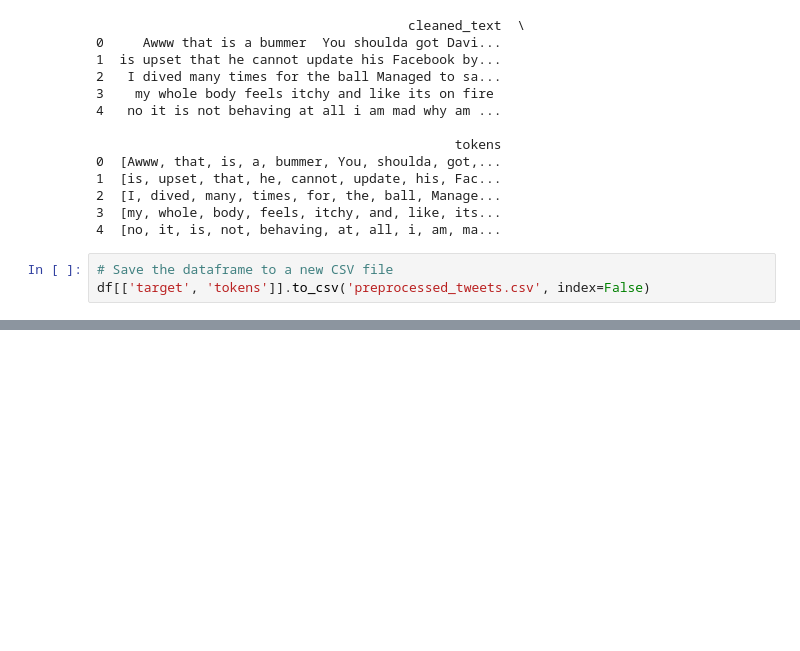
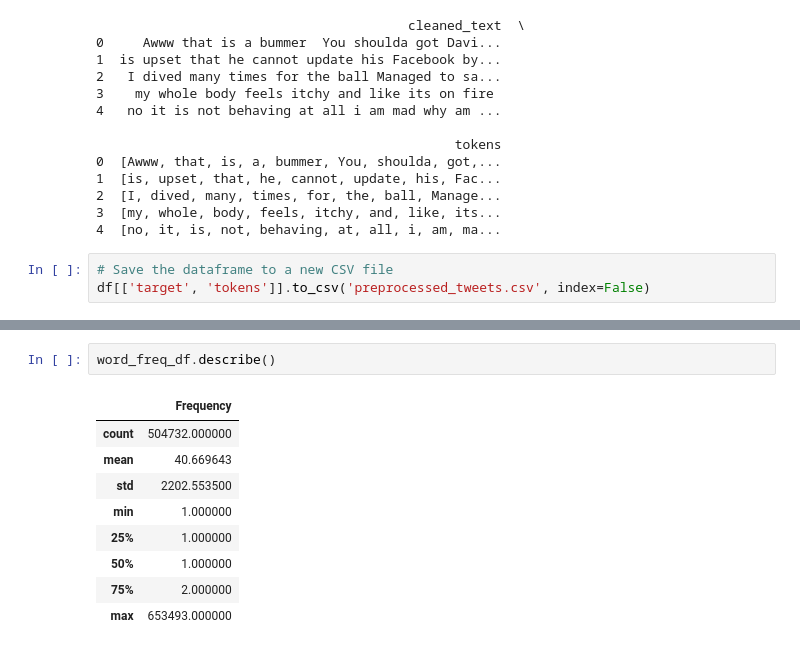
Before and after one commit to adma224/ml-cloud-pipeline-generative-tweets, a Jupyter notebook: Tweet Exploration and Data Preprocessing.ipynb, the cells around one changed output, grey strips where cells are left out. Saved outputs shown, nothing was run; the diff lists cells and outputs as text; blank space fills up the shorter version.

```diff
--- a/Tweet Exploration and Data Preprocessing.ipynb
+++ b/Tweet Exploration and Data Preprocessing.ipynb
@@ -103,0 +159,12 @@ df[['target', 'tokens']].to_csv('preprocessed_tweets.csv', index=False)
+# %%
+word_freq_df.describe()
+# %% [output]
+|  | Frequency |
+| count | 504732.000000 |
+| mean | 40.669643 |
+| std | 2202.553500 |
+| min | 1.000000 |
+| 25% | 1.000000 |
+| 50% | 1.000000 |
+| 75% | 2.000000 |
+| max | 653493.000000 |
```
Also changed, not shown: parts of 4 cells of this notebook, 3 other files.
